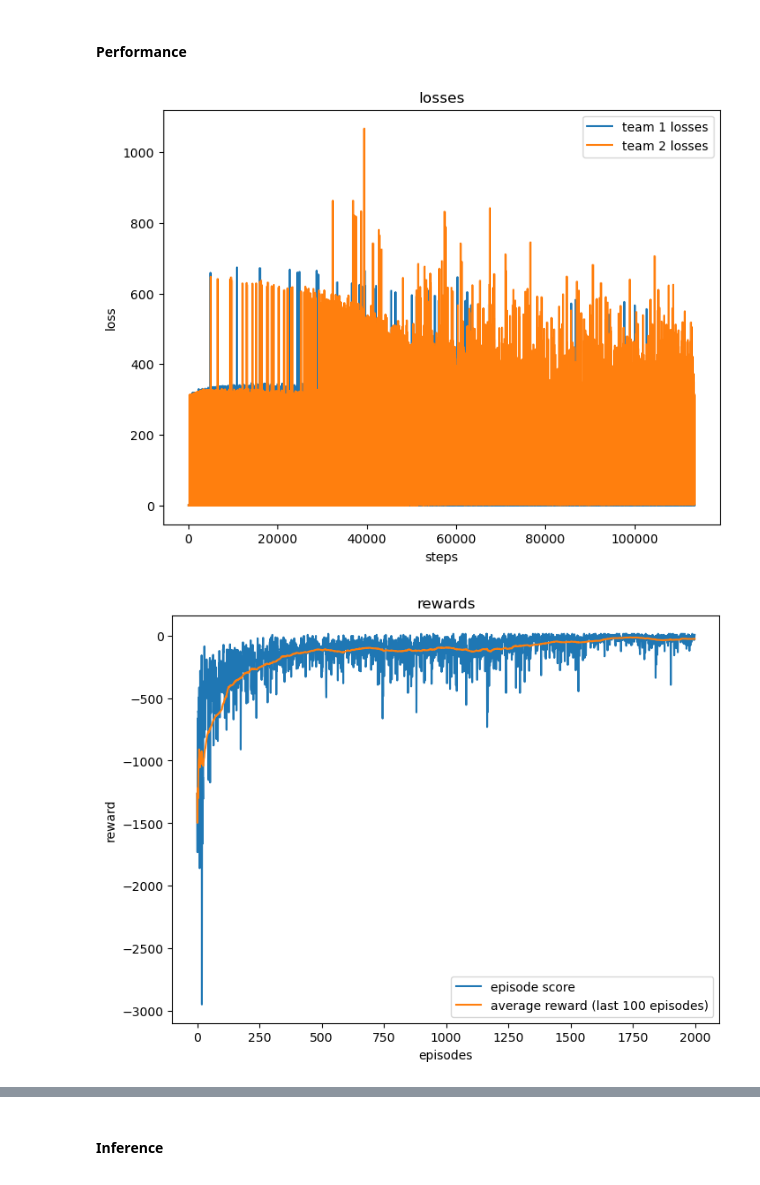
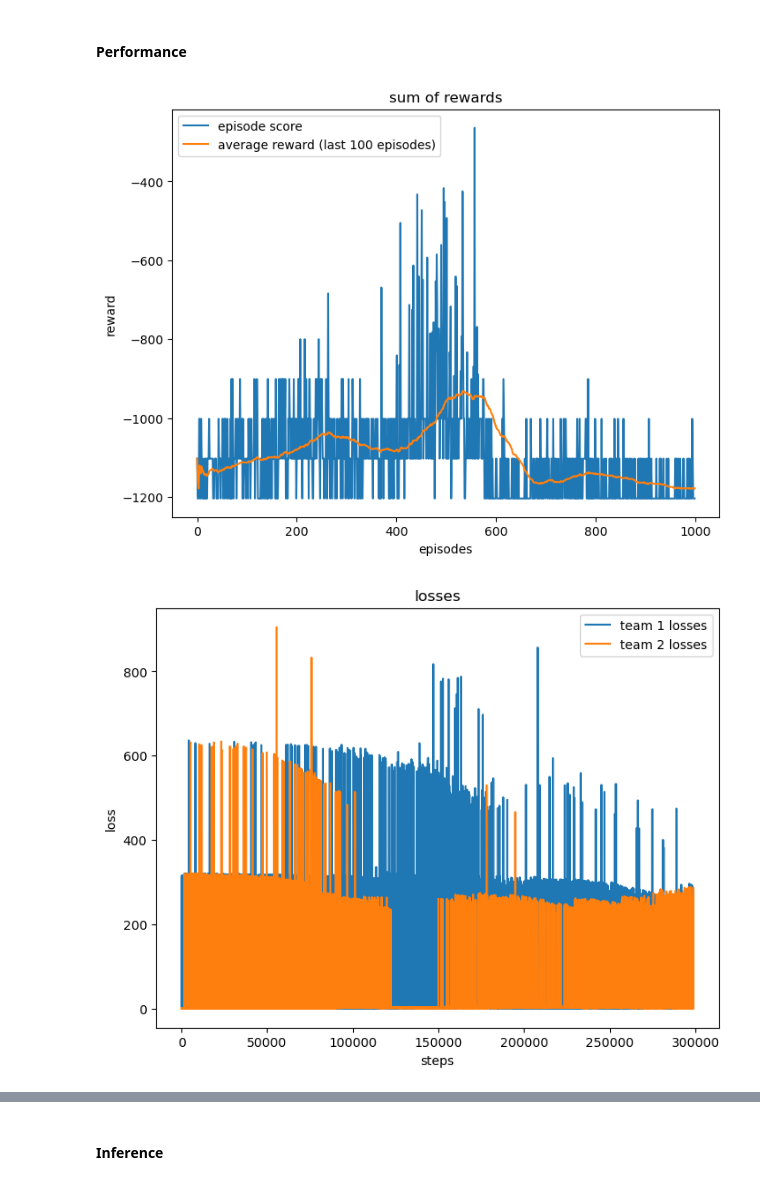
Before and after one commit to g-nightingale/marl-ctf-development, a Jupyter notebook: mvp_environment/mvp_env.ipynb, the cells around one changed output, grey strips where cells are left out. Drawn from its saved outputs; the diff is of its cells as text; code cells hidden in the pictures.

Commit message:
Update config and env step method

```diff
--- a/mvp_environment/mvp_env.ipynb
+++ b/mvp_environment/mvp_env.ipynb
@@ -74,6 +74,13 @@ def get_env_metadata(agent_idx, has_flag, device='cpu'):
     agent_turn[agent_idx] = 1
 
     return torch.cat((torch.from_numpy(agent_turn), torch.from_numpy(has_flag))).reshape(1, 8).float().to(device)
+
+
+def preprocess(grid, max_value=12.0):
+    """
+    Preprocess the grid to fall between 0 and 1.
+    """
+    return grid/max_value
 # %%
 # create environment
 env = GridworldCtf(game_mode='static')
@@ -111,13 +118,13 @@ agent_t2 = DQNAgent(q_network=DQNNetwork(name='dqn_t2', device=device),
 
 # train agents
 env_dims = (1, 1, 10, 10)
-epochs = 2000
+epochs = 1000
 epsilon_decay = 0.999
 epsilon_min = 0.1
 losses = []
 score_history = []
 n_random_steps = 2000
-max_steps = 1000
+max_steps = 300
 learning_skip_steps = 1
 h = 0
 step_count = 0
@@ -126,10 +133,11 @@ team_1_wins = []
 team_2_wins = []
 episode_step_counts = []
 
+env.WINNING_POINTS = 1
 for i in range(epochs):
     env.reset()
 
-    curr_grid_state_ = env.grid.reshape(*env_dims) + add_noise(env_dims)
+    curr_grid_state_ = preprocess(env.grid).reshape(*env_dims) + add_noise(env_dims)
     curr_grid_state = torch.from_numpy(curr_grid_state_).float().to(device)
 
     done = False
@@ -150,7 +158,7 @@ for i in range(epochs):
 
         # step the environment
         new_grid_state, rewards, done = env.step(actions)
-        new_grid_state_ = new_grid_state.reshape(*env_dims) + add_noise(env_dims)
+        new_grid_state_ = preprocess(new_grid_state).reshape(*env_dims) + add_noise(env_dims)
         new_grid_state = torch.from_numpy(new_grid_state_).float().to(device)
 
         # increment score
@@ -193,10 +201,9 @@ for i in range(epochs):
 
         # termination
         if done or episode_step_count > max_steps:
-            if done:
-                done_count += 1
-                team_1_wins.append((env.AGENT_TEAMS[env.winning_agent]==0.0) * 1)
-                team_2_wins.append((env.AGENT_TEAMS[env.winning_agent]==1.0) * 1)
+            team_1_wins.append(env.team_points[0])
+            team_2_wins.append(env.team_points[1])
+            done_count += 1 * done
             break
 
     # decay epsilon
@@ -231,45 +239,45 @@ team 2 wins: 1801
 # %% [markdown]
 #### Performance
 # %%
+# plot rewards
+plt.figure(figsize=(8, 6))
+plt.title('sum of rewards')
+plt.plot(score_history, label='episode score')
+plt.plot([np.mean(score_history[::-1][i:i+100]) for i in range(len(score_history))][::-1], label='average reward (last 100 episodes)')
+plt.xlabel("episodes")
+plt.ylabel("reward")
+plt.legend()
+plt.show()
+
 # plot losses
 plt.figure(figsize=(8, 6))
 plt.title('losses')
 plt.plot([l[0] for l in losses], label='team 1 losses')
 plt.plot([l[1] for l in losses], label='team 2 losses')
 plt.xlabel("steps")
 plt.ylabel("loss")
 plt.legend()
 plt.show()
 
-# plot rewards
-plt.figure(figsize=(8, 6))
-plt.title('rewards')
-plt.plot(score_history, label='episode score')
-plt.plot([np.mean(score_history[::-1][i:i+100]) for i in range(len(score_history))][::-1], label='average reward (last 100 episodes)')
-plt.xlabel("episodes")
-plt.ylabel("reward")
-plt.legend()
-plt.show()
-
-# plot team rewards
+# plot team cumulative wins
 plt.figure(figsize=(8, 6))
 plt.title('team cumulative wins')
 plt.plot(np.cumsum(team_1_wins), label='team 1 cumulative wins')
 plt.plot(np.cumsum(team_2_wins), label='team 2 cumulative wins')
 plt.xlabel("episodes")
 plt.ylabel("cumulative wins")
 plt.legend()
 plt.show()
 
 # plot rewards
 plt.figure(figsize=(8, 6))
 plt.title('episode duration')
 plt.plot(episode_step_counts, label='episode duration')
 plt.plot([np.mean(episode_step_counts[::-1][i:i+100]) for i in range(len(score_history))][::-1], label='average episode duration (last 100 episodes)')
 plt.xlabel("episodes")
 plt.ylabel("episode duration (steps)")
 plt.legend()
 plt.show()
 # %% [output]
-[figure, old version]
+[figure, new version]
-[figure, old version]
+[figure, new version]
```
Also changed, not shown: parts of 5 cells of this notebook, 4 other files.
